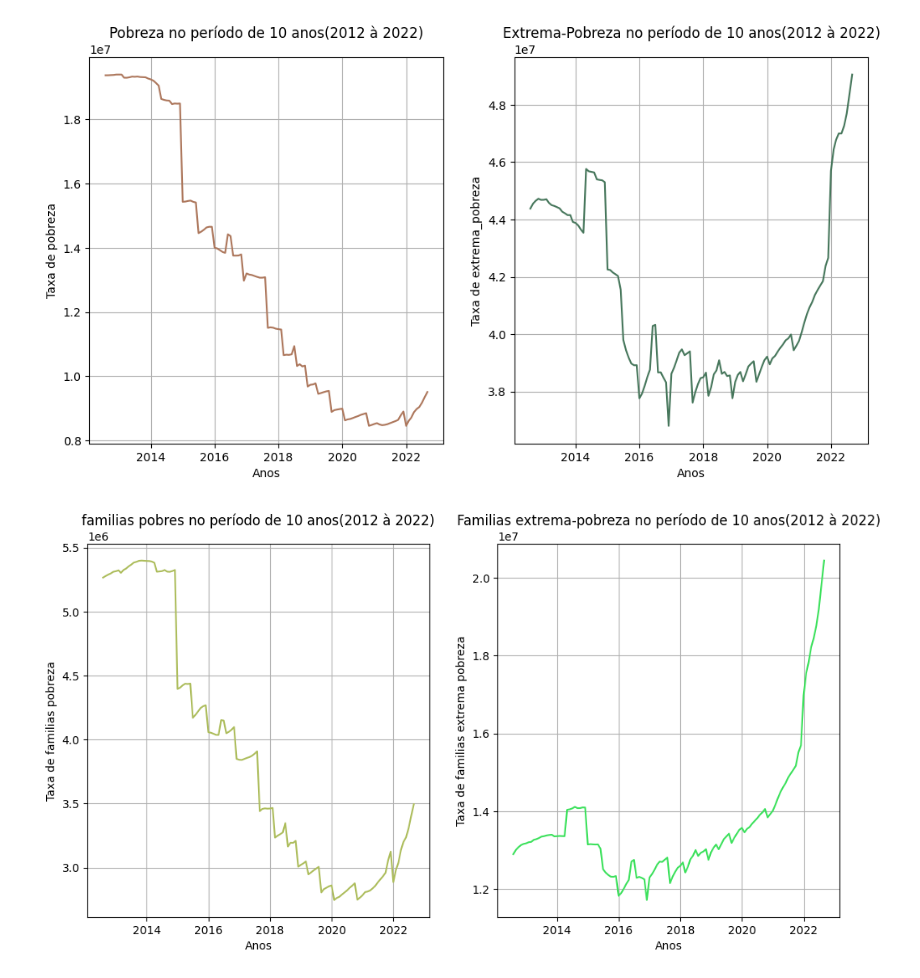
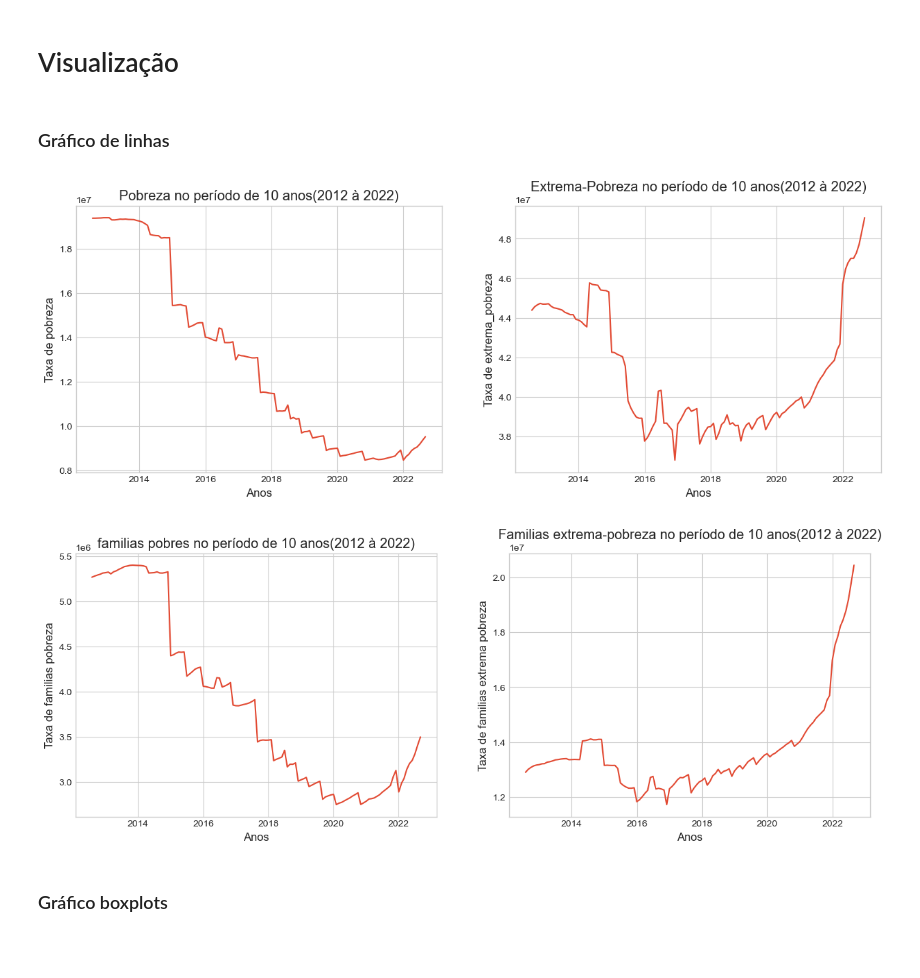
Before and after one commit to jouaraujo/pobreza_kaggle, a Jupyter notebook: pobreza.ipynb, the cells around one changed output. Saved outputs shown, nothing was run; the diff lists cells and outputs as text; code cells hidden in the pictures; blank space fills up the shorter version.

Commit message:
mudanças nos gráficos e no carregamento dos dados

```diff
--- a/pobreza.ipynb
+++ b/pobreza.ipynb
@@ -1,3 +1,6 @@
 # %%
 import pandas as pd
-import matplotlib.pyplot as plt;
+import matplotlib.pyplot as plt
+
+pd.set_option('display.max_columns', 200)
+plt.style.use('seaborn-v0_8-whitegrid')
@@ -4,5 +11,5 @@ import matplotlib.pyplot as plt;
 # %%
-df = pd.read_csv("data/indices_pobreza_consolidado.csv")
-df
+df_consolidado = pd.read_csv("data/indices_pobreza_consolidado.csv")
+df_consolidado.head()
 # %% [output]
 |  | referencia | periodo | pobreza | extrema_pobreza | total | populacao_estimada | porcentagem_pobreza | ... |
@@ -80,35 +75,40 @@ Index(['referencia', 'periodo', 'pobreza', 'extrema_pobreza', 'total',
+# %%
+# convertendo a coluna periodo do df_consolidade para o formato data
+df_consolidado.periodo = pd.to_datetime(df_consolidado.periodo, format='%Y%m')
+# %% [markdown]
+# Visualização
+# %% [markdown]
+### Gráfico de linhas
 # %%
-fig, (ax1, ax2) = plt.subplots(1, 2, gridspec_kw={'width_ratios': [2, 2]}, figsize=(12, 6))
+# Gráfico de linha comparando pobreza e extrema pobreza (2012 à 2022)
+fig, (ax1, ax2) = plt.subplots(1, 2,  figsize=(15, 5))
 ax1.set_title("Pobreza no período de 10 anos(2012 à 2022)")
-ax1.title.set_position([.5, 1.05])
-ax1.plot(df["referencia"], df["pobreza"], c="#ad775c")
-ax1.grid()
+ax1.plot(df_consolidado["periodo"], df_consolidado["pobreza"])
 ax1.set_ylabel("Taxa de pobreza")
 ax1.set_xlabel("Anos")
 
 ax2.set_title("Extrema-Pobreza no período de 10 anos(2012 à 2022)")
-ax2.title.set_position([.5, 1.05])
-ax2.plot(df["referencia"], df["extrema_pobreza"], c="#47775c")
-ax2.grid()
+ax2.plot(df_consolidado["periodo"], df_consolidado["extrema_pobreza"])
 ax2.set_ylabel("Taxa de extrema_pobreza")
-ax2.set_xlabel("Anos");
+ax2.set_xlabel("Anos")
+plt.show()
 # %% [output]
-[figure, old version]
+[figure, new version]
 # %%
-fig, (ax1, ax2) = plt.subplots(1, 2, gridspec_kw={'width_ratios': [2, 2]}, figsize=(12, 6))
+# Gráfico de linha comparando familias pobres e familias em extrema-pobreza (2012 à 2022)
+fig, (ax1, ax2) = plt.subplots(1, 2,  figsize=(15, 5))
 ax1.set_title("familias pobres no período de 10 anos(2012 à 2022)")
-ax1.title.set_position([.5, 1.05])
-ax1.plot(df["referencia"], df["familias_pobreza"], c="#adbd5c")
-ax1.grid()
+ax1.plot(df_consolidado["periodo"], df_consolidado["familias_pobreza"])
 ax1.set_ylabel("Taxa de familias pobreza")
 ax1.set_xlabel("Anos")
 
 ax2.set_title("Familias extrema-pobreza no período de 10 anos(2012 à 2022)")
-ax2.title.set_position([.5, 1.05])
-ax2.plot(df["referencia"], df["familias_extrema_pobreza"], c="#3ce15c")
-ax2.grid()
+ax2.plot(df_consolidado["periodo"], df_consolidado["familias_extrema_pobreza"])
 ax2.set_ylabel("Taxa de familias extrema pobreza")
-ax2.set_xlabel("Anos");
+ax2.set_xlabel("Anos")
+plt.show()
 # %% [output]
-[figure, old version]
+[figure, new version]
+# %% [markdown]
+### Gráfico boxplots
 # %%
```
Also changed, not shown: parts of 16 cells of this notebook.
